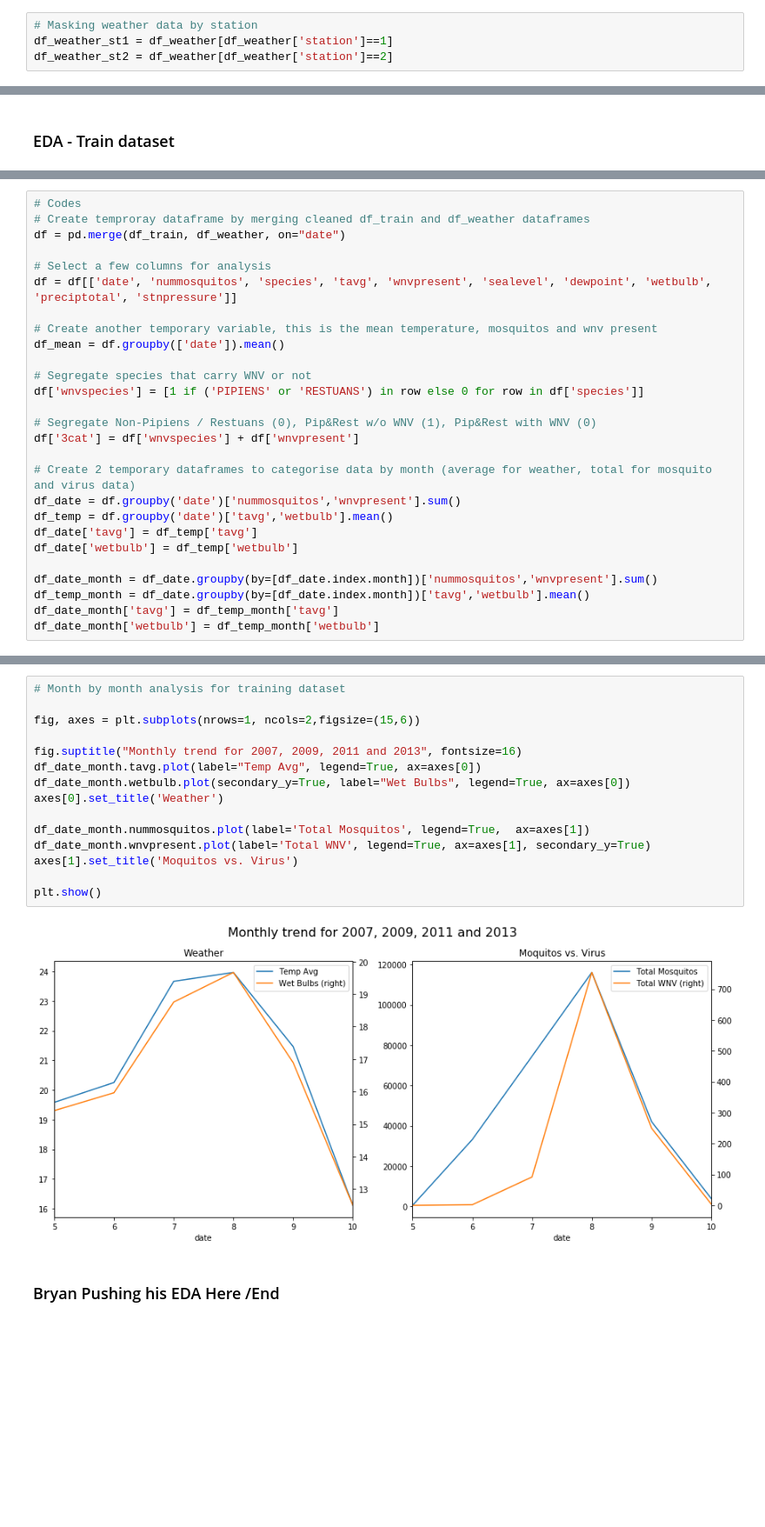
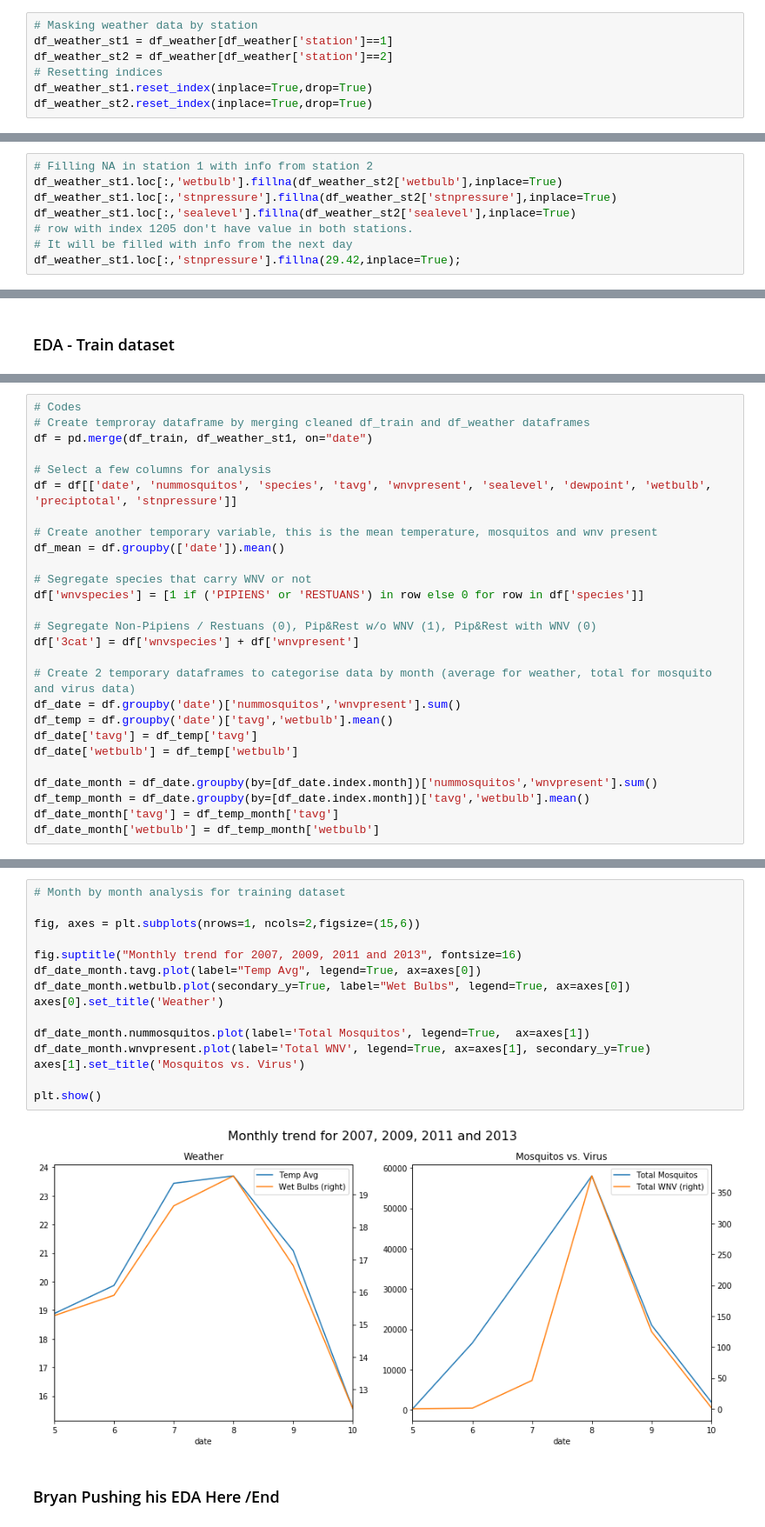
Before and after one commit to DSI-14-P4-BARJ/Project_4_West_Nile_Virus_Prediction, a Jupyter notebook: code/Project_4_West_Nile_Virus_Prediction.ipynb, the cells around one changed output, grey strips where cells are left out. Shown at 87% size. Saved outputs shown, nothing was run; the diff lists cells and outputs as text; blank space fills up the shorter version.

```diff
--- a/code/Project_4_West_Nile_Virus_Prediction.ipynb
+++ b/code/Project_4_West_Nile_Virus_Prediction.ipynb
@@ -380,3 +341,6 @@ df_weather.head()
 # Masking weather data by station
 df_weather_st1 = df_weather[df_weather['station']==1]
 df_weather_st2 = df_weather[df_weather['station']==2]
+# Resetting indices
+df_weather_st1.reset_index(inplace=True,drop=True)
+df_weather_st2.reset_index(inplace=True,drop=True)
@@ -444,0 +467,8 @@ scatter(column_names)
+# %%
+# Filling NA in station 1 with info from station 2
+df_weather_st1.loc[:,'wetbulb'].fillna(df_weather_st2['wetbulb'],inplace=True)
+df_weather_st1.loc[:,'stnpressure'].fillna(df_weather_st2['stnpressure'],inplace=True)
+df_weather_st1.loc[:,'sealevel'].fillna(df_weather_st2['sealevel'],inplace=True)
+# row with index 1205 don't have value in both stations.
+# It will be filled with info from the next day
+df_weather_st1.loc[:,'stnpressure'].fillna(29.42,inplace=True);
@@ -536,7 +610,7 @@ df_train.head()
 # %%
 # Codes
 # Create temproray dataframe by merging cleaned df_train and df_weather dataframes
-df = pd.merge(df_train, df_weather, on="date")
+df = pd.merge(df_train, df_weather_st1, on="date")
 
 # Select a few columns for analysis
 df = df[['date', 'nummosquitos', 'species', 'tavg', 'wnvpresent', 'sealevel', 'dewpoint', 'wetbulb', 'preciptotal', 'stnpressure']]
@@ -589,20 +663,20 @@ plt.show()
 # %%
 # Month by month analysis for training dataset
 
 fig, axes = plt.subplots(nrows=1, ncols=2,figsize=(15,6))
 
 fig.suptitle("Monthly trend for 2007, 2009, 2011 and 2013", fontsize=16)
 df_date_month.tavg.plot(label="Temp Avg", legend=True, ax=axes[0])
 df_date_month.wetbulb.plot(secondary_y=True, label="Wet Bulbs", legend=True, ax=axes[0])
 axes[0].set_title('Weather')
 
 df_date_month.nummosquitos.plot(label='Total Mosquitos', legend=True,  ax=axes[1])
 df_date_month.wnvpresent.plot(label='Total WNV', legend=True, ax=axes[1], secondary_y=True)
-axes[1].set_title('Moquitos vs. Virus')
+axes[1].set_title('Mosquitos vs. Virus')
 
 plt.show()
 # %% [output]
-[figure, old version]
+[figure, new version]
 # %% [markdown]
 ### Bryan Pushing his EDA Here /End
 # %% [markdown]
```
Also changed, not shown: parts of 134 cells of this notebook, 1 other file.
